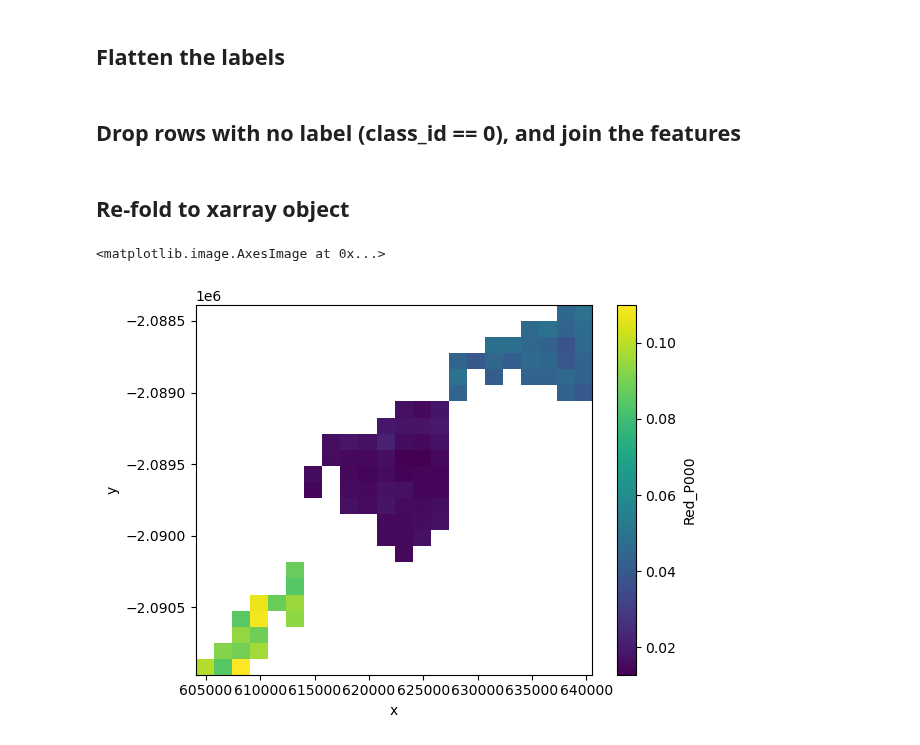
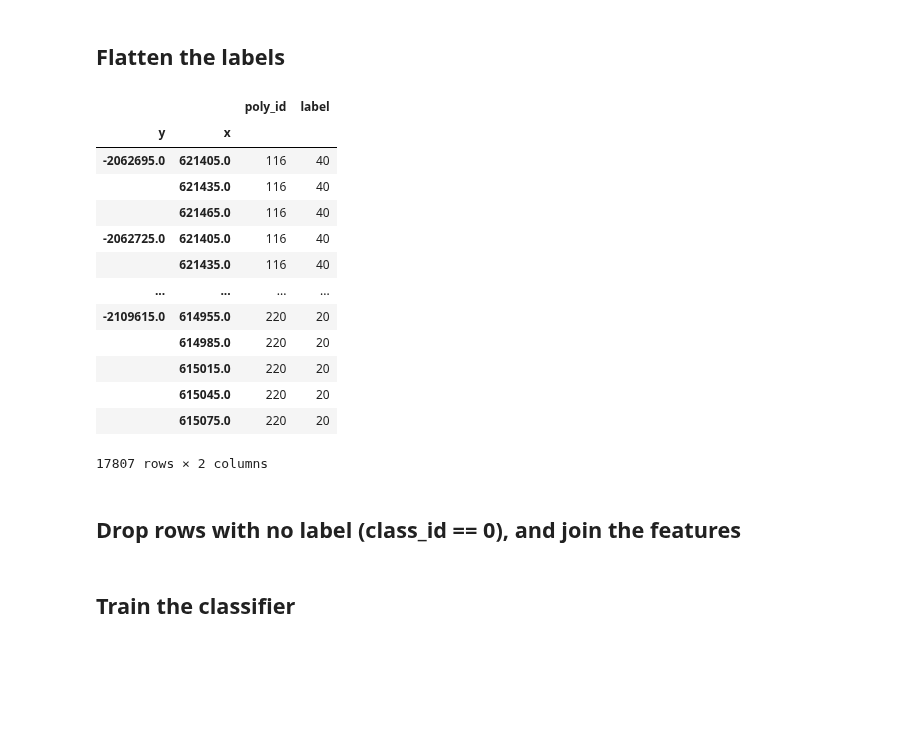
Before and after one commit to TUW-GEO/environmental-remote-sensing, a Jupyter notebook: training_rasterization.ipynb, the cells around one changed output. Drawn from its saved outputs; the diff is of its cells as text; code cells hidden in the pictures; blank space fills up the shorter version.

```diff
--- a/training_rasterization.ipynb
+++ b/training_rasterization.ipynb
@@ -12,5 +16,5 @@ feature_cube = xr.open_dataset("/home/iborlafm/Downloads/Mozambique/hls/HLS_T36K
 # %%
-slivers = gpd.read_file("/home/iborlafm/Downloads/Mozambique/hls/examplePolygons.gpkg")
+slivers = gpd.read_file("/home/iborlafm/Downloads/Mozambique/label_features_i02.geojson")
 # %% [markdown]
 ## Prepare the crs and the affine from the mosaic
 # %%
@@ -22,12 +26,12 @@ affine = Affine.from_gdal(*[float(f) for f in spatial_ref['GeoTransform'].split(
 # %%
 # https://rasterio.readthedocs.io/en/stable/api/rasterio.features.html#rasterio.features.rasterize
 rst = rasterize(
-    shapes = slivers.to_crs(crs)[["geometry", "class_id"]].to_records(index=False).tolist(),
+    shapes = slivers.to_crs(crs)[["geometry", "poly_id"]].to_records(index=False).tolist(),
     out_shape=feature_cube["Red"].shape[1:],
     transform=affine
 )
 # %%
-label_cube = xr.DataArray(rst, coords={"y": feature_cube.y, "x": feature_cube.x}, name="class_id")
+label_cube = xr.DataArray(rst, coords={"y": feature_cube.y, "x": feature_cube.x}, name="poly_id")
 # %% [markdown]
 ## flatten the input features
 # %%
@@ -39,7 +43,30 @@ feature_frame.columns = [f"{c[0]}_P{np.round(100 * c[1], 0).astype(int):03}" for
 # %% [markdown]
 ## Flatten the labels
 # %%
-label_frame = label_cube.to_dataframe()
+label_frame = (
+    label_cube.to_dataframe()
+    .reset_index()
+    .merge(slivers[["poly_id", "label"]])
+    .set_index(["y", "x"])
+    )
+#label_frame = label_frame[label_frame["poly_id"] != 0]
+# %%
+label_frame
+# %% [output]
+|  |  | poly_id | label |
+| y | x |  |  |
+| -2062695.0 | 621405.0 | 116 | 40 |
+|  | 621435.0 | 116 | 40 |
+|  | 621465.0 | 116 | 40 |
+| -2062725.0 | 621405.0 | 116 | 40 |
+|  | 621435.0 | 116 | 40 |
+| ... | ... | ... | ... |
+| -2109615.0 | 614955.0 | 220 | 20 |
+|  | 614985.0 | 220 | 20 |
+|  | 615015.0 | 220 | 20 |
+|  | 615045.0 | 220 | 20 |
+|  | 615075.0 | 220 | 20 |
+17807 rows × 2 columns
 # %% [markdown]
 ## Drop rows with no label (class_id == 0), and join the features
 # %%
@@ -47,2 +74,2 @@ train_frame = label_frame[label_frame["class_id"] != 0].join(feature_frame)
 # %% [markdown]
-## Re-fold to xarray object
+## Train the classifier
@@ -51,5 +75,0 @@ train_cube = train_frame.to_xarray()
-# %%
-train_cube["Red_P000"].plot.imshow()
-# %% [output]
-<matplotlib.image.AxesImage at 0x...>
-[figure, removed]
```
Also changed, not shown: parts of 12 cells of this notebook.
